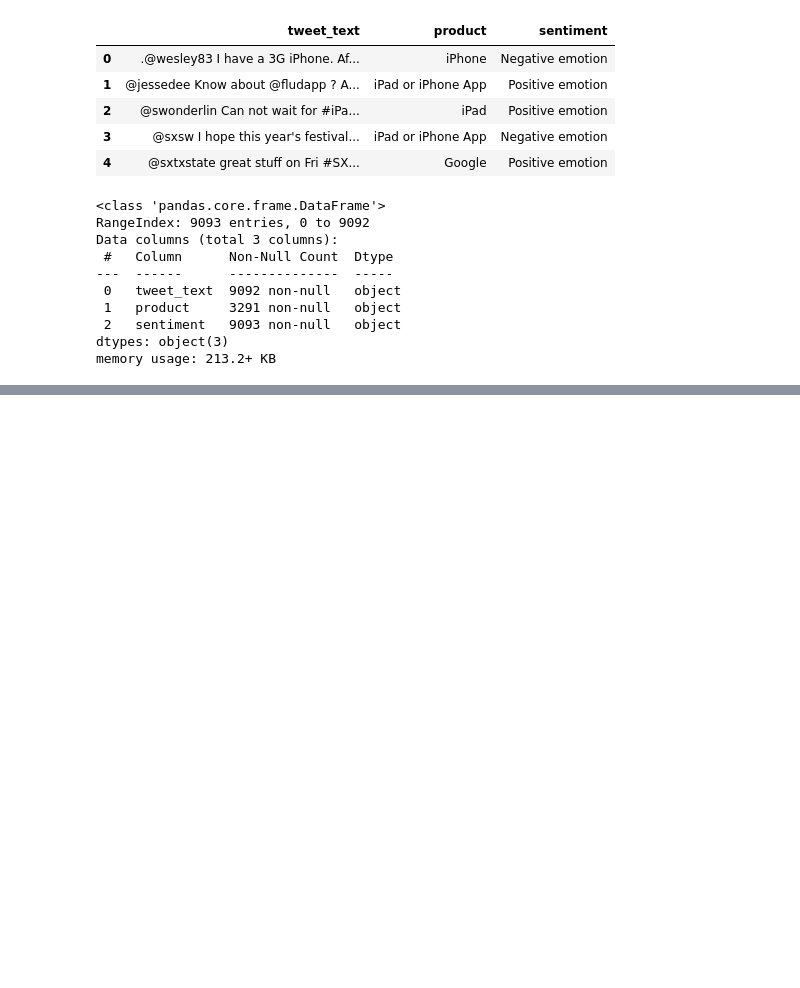
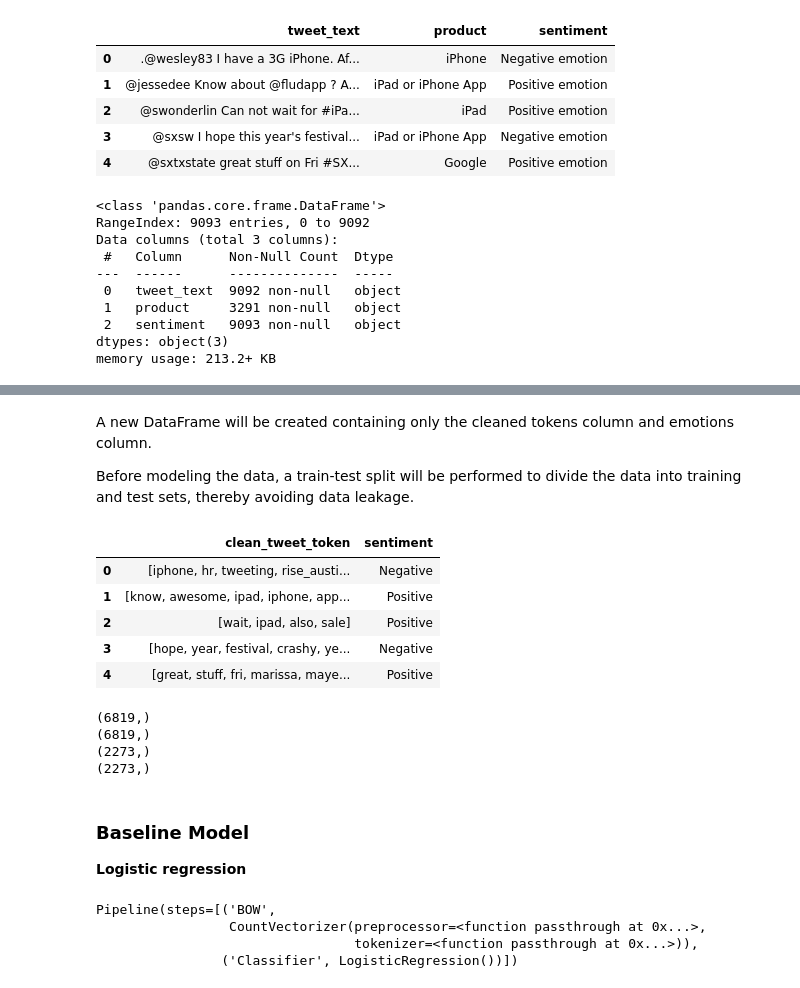
Before and after one commit to KennedyOwinoJnr/Twitter-Sentiment-Analysis, a Jupyter notebook: ProjectNotebook.ipynb, the cells around one changed output, grey strips where cells are left out. Saved outputs shown, nothing was run; the diff lists cells and outputs as text; code cells hidden in the pictures; blank space fills up the shorter version.

```diff
--- a/ProjectNotebook.ipynb
+++ b/ProjectNotebook.ipynb
@@ -244,0 +406,40 @@ X_train.head()
+# %% [markdown]
+A new DataFrame will be created containing only the cleaned tokens column and emotions column.
+
+Before modeling the data, a train-test split will be performed to divide the data into training and test sets, thereby avoiding data leakage.
+# %%
+#subseting the columns for modeling
+
+df = data[['clean_tweet_token', 'sentiment']]
+
+df.head()
+# %% [output]
+|  | clean_tweet_token | sentiment |
+| 0 | [iphone, hr, tweeting, rise_austi... | Negative |
+| 1 | [know, awesome, ipad, iphone, app... | Positive |
+| 2 | [wait, ipad, also, sale] | Positive |
+| 3 | [hope, year, festival, crashy, ye... | Negative |
+| 4 | [great, stuff, fri, marissa, maye... | Positive |
+# %%
+#defining target and Feature
+X = df['clean_tweet_token']
+
+y = df['sentiment']
+
+#performing train test split
+
+X_train, X_test, y_train, y_test = train_test_split(X, y, random_state = 42 )
+
+#checking shapes of the both train and test sets
+print(X_train.shape)
+print(y_train.shape)
+print(X_test.shape)
+print(y_test.shape)
+# %% [output]
+(6819,)
+(6819,)
+(2273,)
+(2273,)
+# %% [markdown]
+### Baseline Model
+**Logistic regression**
@@ -244,0 +450,22 @@ X_train.head()
+# %%
+#instantiating label encoder
+le = LabelEncoder()
+#transforming both train and test sets
+y_train_enc = le.fit_transform(y_train)
+
+y_test_enc = le.transform(y_test)
+
+#building modeling pipeline using Count Vectorizer
+
+LRpipelineCV = Pipeline([
+    ('BOW', CountVectorizer(preprocessor = passthrough, tokenizer = passthrough)),
+    ('Classifier', LogisticRegression()),
+])
+
+#Fitting to pipeline
+LRpipelineCV.fit(X_train, y_train_enc)
+# %% [output]
+Pipeline(steps=[('BOW',
+                 CountVectorizer(preprocessor=<function passthrough at 0x...>,
+                                 tokenizer=<function passthrough at 0x...>)),
+                ('Classifier', LogisticRegression())])
```
Also changed, not shown: parts of 43 cells of this notebook.
